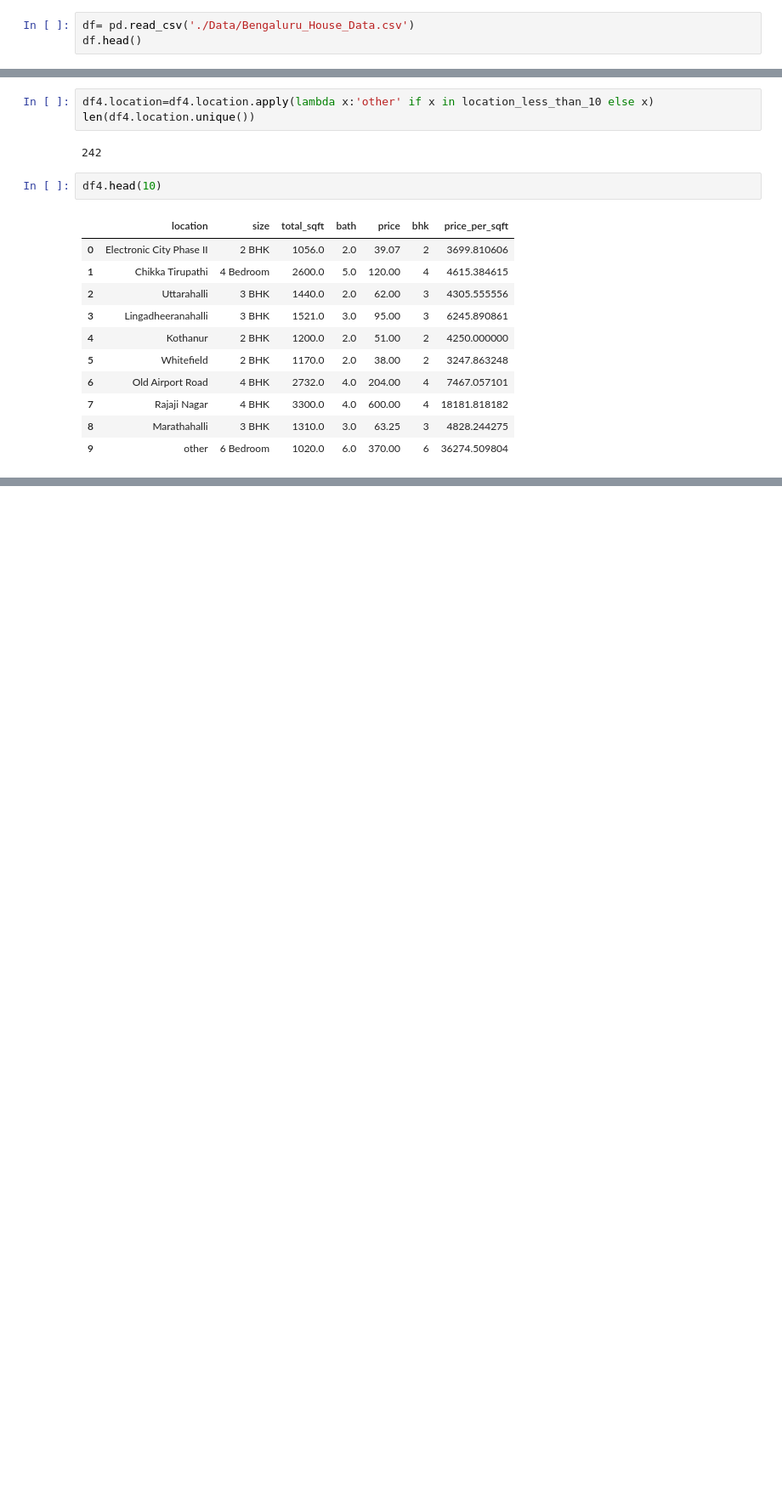
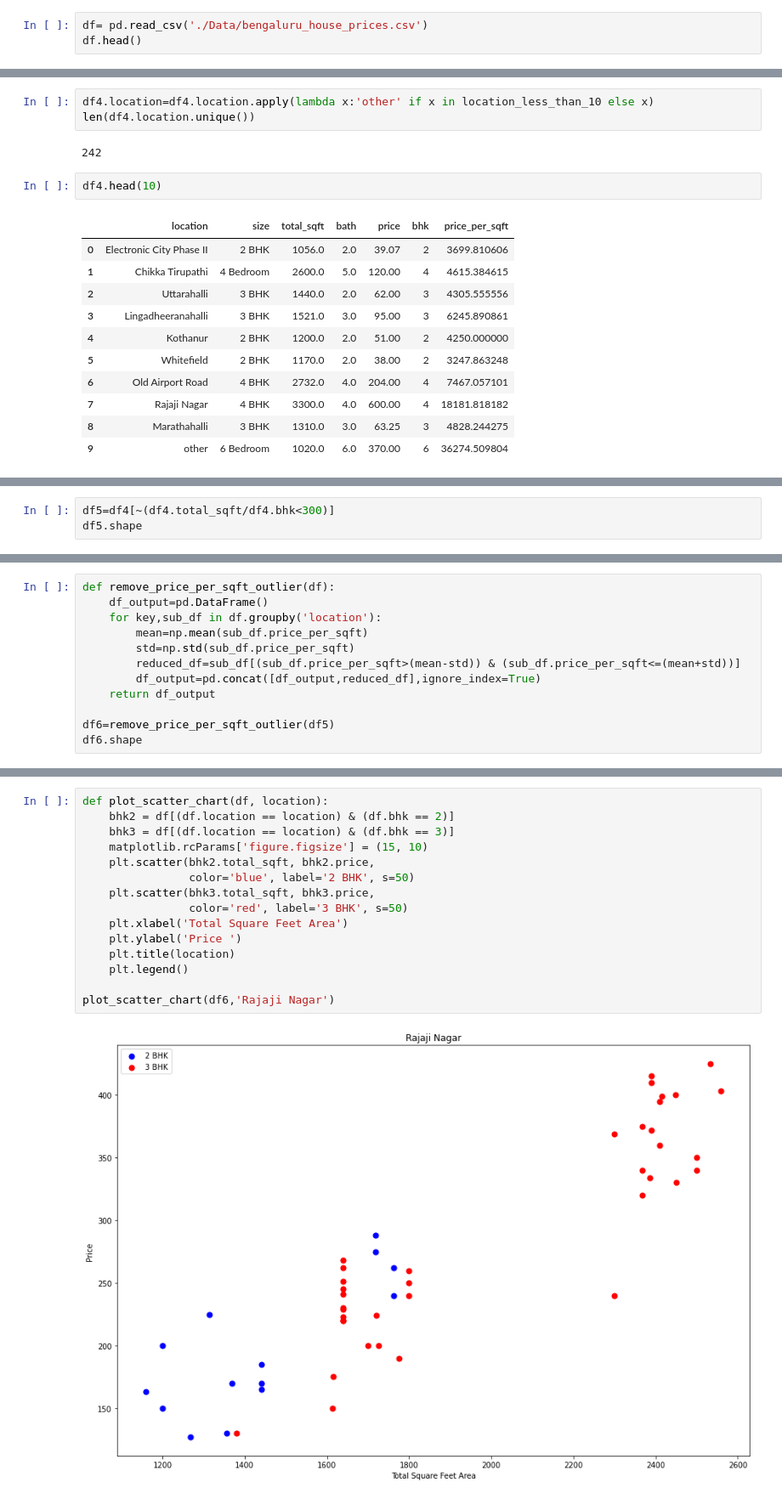
Before and after one commit to Agrim1210/Property-Price-Prediction, a Jupyter notebook: price_pred.ipynb, the cells around one changed output, grey strips where cells are left out. Shown: that part at 85% size. Saved outputs shown, nothing was run; the diff lists cells and outputs as text; blank space fills up the shorter version.

Commit message:
Outlier Removal done

```diff
--- a/price_pred.ipynb
+++ b/price_pred.ipynb
@@ -8,7 +8,7 @@ import matplotlib
 matplotlib.rcParams['figure.figsize']=(20,10)
 import seaborn as sns
 # %%
-df= pd.read_csv('./Data/Bengaluru_House_Data.csv')
+df= pd.read_csv('./Data/bengaluru_house_prices.csv')
 df.head()
 # %% [output]
 |  | area_type | availability | location | size | society | total_sqft | bath | balcony | price |
@@ -245,0 +263,3 @@ df4.head(10)
+# %%
+df5=df4[~(df4.total_sqft/df4.bhk<300)]
+df5.shape
@@ -245,0 +280,12 @@ df4.head(10)
+# %%
+def remove_price_per_sqft_outlier(df):
+    df_output=pd.DataFrame()
+    for key,sub_df in df.groupby('location'):
+        mean=np.mean(sub_df.price_per_sqft)
+        std=np.std(sub_df.price_per_sqft)
+        reduced_df=sub_df[(sub_df.price_per_sqft>(mean-std)) & (sub_df.price_per_sqft<=(mean+std))]
+        df_output=pd.concat([df_output,reduced_df],ignore_index=True)
+    return df_output
+
+df6=remove_price_per_sqft_outlier(df5)
+df6.shape
@@ -245,0 +296,17 @@ df4.head(10)
+# %%
+def plot_scatter_chart(df, location):
+    bhk2 = df[(df.location == location) & (df.bhk == 2)]
+    bhk3 = df[(df.location == location) & (df.bhk == 3)]
+    matplotlib.rcParams['figure.figsize'] = (15, 10)
+    plt.scatter(bhk2.total_sqft, bhk2.price,
+                color='blue', label='2 BHK', s=50)
+    plt.scatter(bhk3.total_sqft, bhk3.price,
+                color='red', label='3 BHK', s=50)
+    plt.xlabel('Total Square Feet Area')
+    plt.ylabel('Price ')
+    plt.title(location)
+    plt.legend()
+
+plot_scatter_chart(df6,'Rajaji Nagar')
+# %% [output]
+[figure, added]
```
Also changed, not shown: parts of 17 cells of this notebook, 1 other file.
